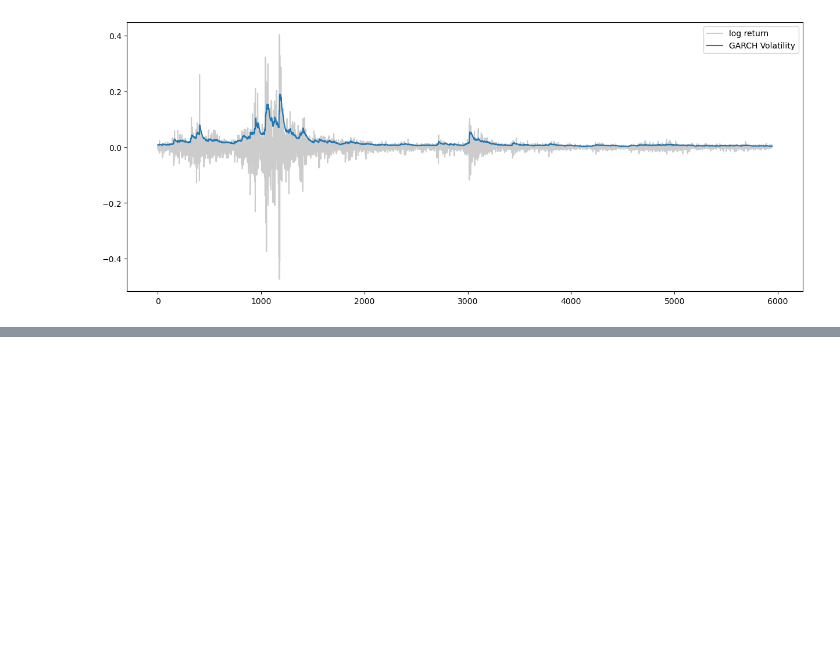
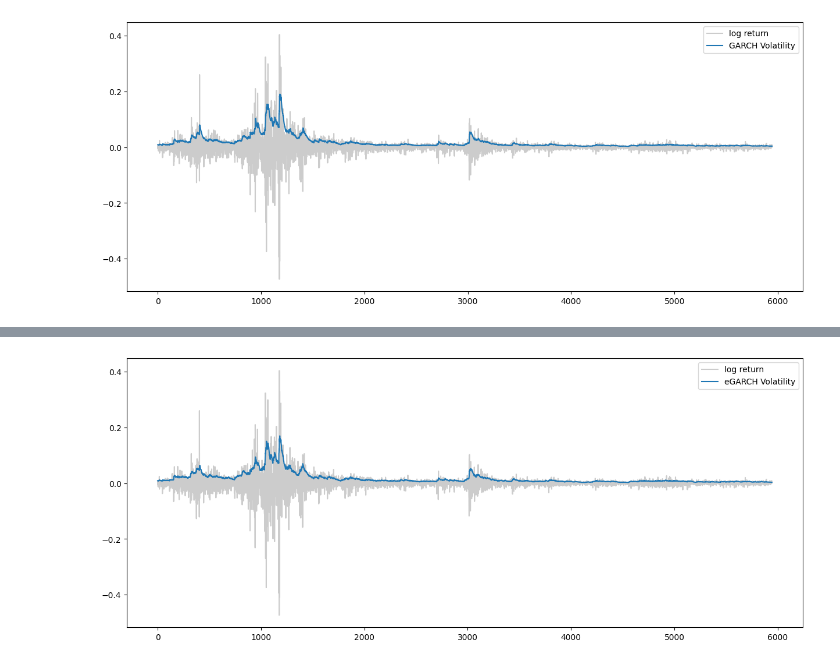
Before and after one commit to KlausZhangjt/TSA-FX, a Jupyter notebook: garch.ipynb, the cells around one changed output, grey strips where cells are left out. Saved outputs shown, nothing was run; the diff lists cells and outputs as text; code cells hidden in the pictures; blank space fills up the shorter version.

```diff
--- a/garch.ipynb
+++ b/garch.ipynb
@@ -148,0 +219,10 @@ plt.show()
+# %%
+plt.rc("figure", figsize=(15, 6))
+gm_vol = egarch_result.conditional_volatility/100
+plt.plot(train, color = 'grey', label = 'log return', alpha = 0.4)
+# plt.plot(arch_result.conditional_volatility/100, label = 'ARCH Volatility')
+plt.plot(gm_vol, label = 'eGARCH Volatility')
+plt.legend(loc = 'upper right')
+plt.show()
+# %% [output]
+[figure, added]
```
Also changed, not shown: parts of 10 cells of this notebook, 2 other files.
